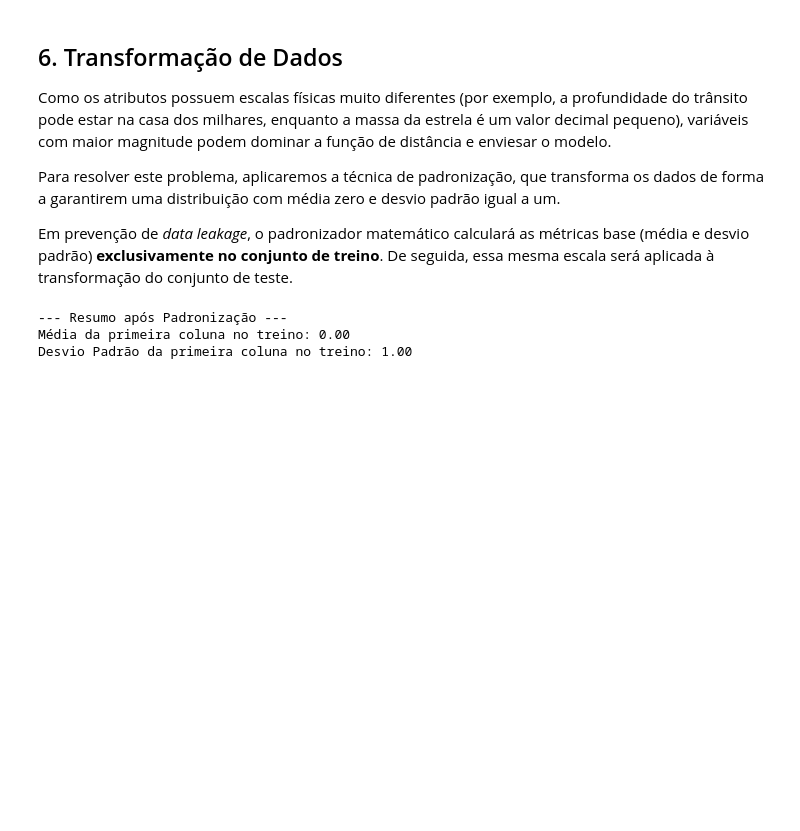
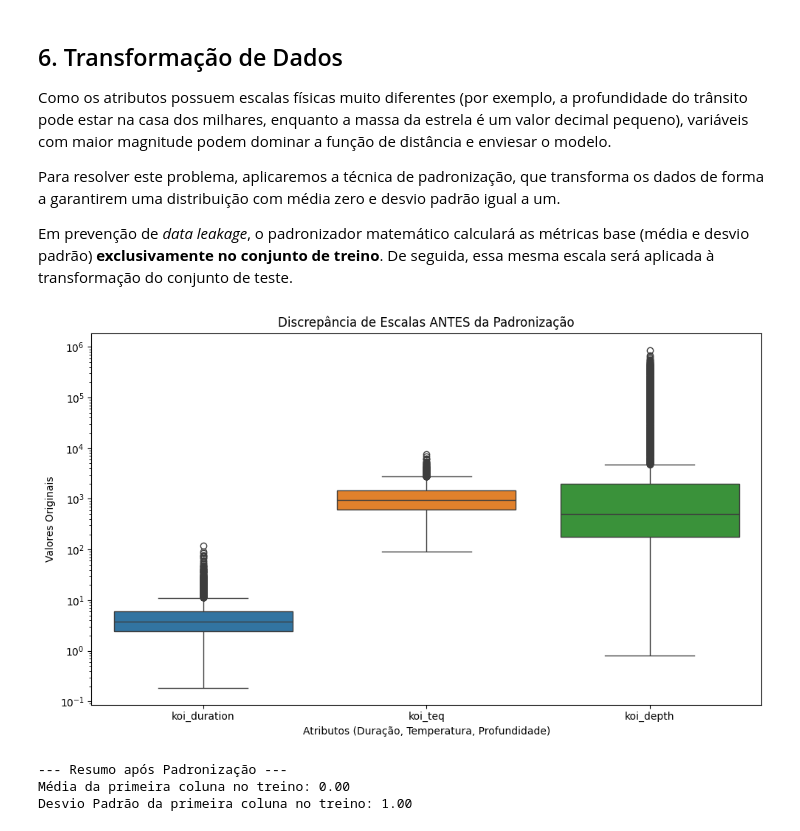
Before and after one commit to pedrinndias/study, a Jupyter notebook: trabalho-pratico-1-encontrando-exoplanetas.ipynb, the cells around one changed output. Saved outputs shown, nothing was run; the diff lists cells and outputs as text; code cells hidden in the pictures; blank space fills up the shorter version.

```diff
--- a/trabalho-pratico-1-encontrando-exoplanetas.ipynb
+++ b/trabalho-pratico-1-encontrando-exoplanetas.ipynb
@@ -251,6 +288,26 @@ Como os  atributos possuem escalas físicas muito diferentes (por exemplo, a pro
 Para resolver este problema, aplicaremos a técnica de padronização, que transforma os dados de forma a garantirem uma distribuição com média zero e desvio padrão igual a um.
 
 Em prevenção de *data leakage*, o padronizador matemático calculará as métricas base (média e desvio padrão) **exclusivamente no conjunto de treino**. De seguida, essa mesma escala será aplicada à transformação do conjunto de teste.
+# %%
+# Configura o tamanho da figura
+plt.figure(figsize=(10, 6))
+
+# Plota um boxplot com 3 variáveis de grandezas físicas muito diferentes
+sns.boxplot(data=X_train[['koi_duration', 'koi_teq', 'koi_depth']])
+
+# Adiciona títulos
+plt.title('Discrepância de Escalas ANTES da Padronização')
+plt.ylabel('Valores Originais')
+plt.xlabel('Atributos (Duração, Temperatura, Profundidade)')
+
+# Como a profundidade (depth) pode chegar a dezenas de milhares e a duração é um número pequeno,
+# usamos a escala logarítmica no eixo Y para conseguir ver as caixas no mesmo gráfico.
+plt.yscale('log')
+
+plt.tight_layout()
+plt.show()
+# %% [output]
+[figure, added]
 # %%
 # 1. Inicialização do padronizador
 scaler = StandardScaler()
```
Also changed, not shown: parts of 3 cells of this notebook.
